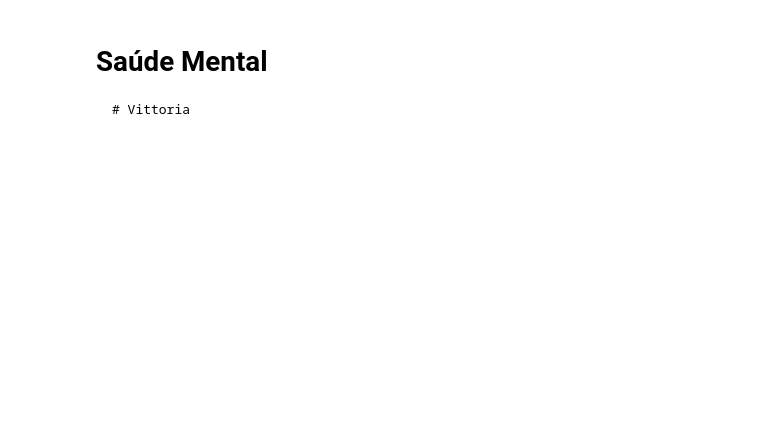
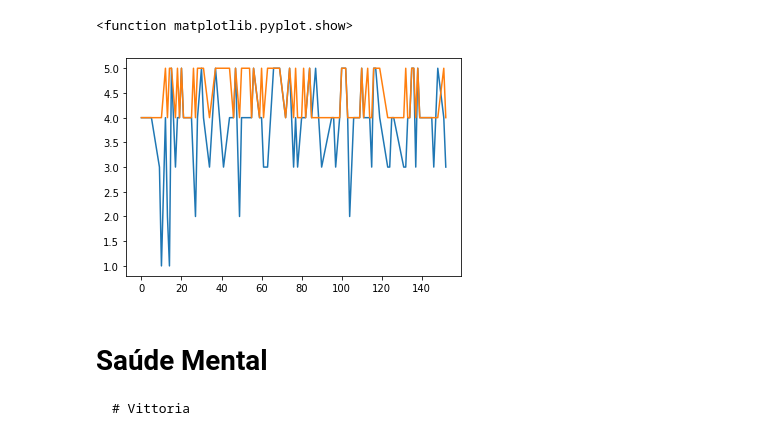
Before and after one commit to vittoria-thomasini/comportment-analytics-covid19, a Jupyter notebook: ProjetoCovid19.ipynb, the cells around one changed output. Drawn from its saved outputs; the diff is of its cells as text; code cells hidden in the pictures; blank space fills up the shorter version.

```diff
--- a/ProjetoCovid19.ipynb
+++ b/ProjetoCovid19.ipynb
@@ -3,3 +75,9 @@
+# %%
+plt.plot(produtividade_positivo_df[["Como você avalia o seu foco durante o trabalho de Home Office?","Como você avalia a sua produtividade durante a pandemia?"]])
+plt.show
+# %% [output]
+<function matplotlib.pyplot.show>
+[figure, added]
 # %% [markdown]
 
 
```
Also changed, not shown: parts of 36 cells of this notebook.
